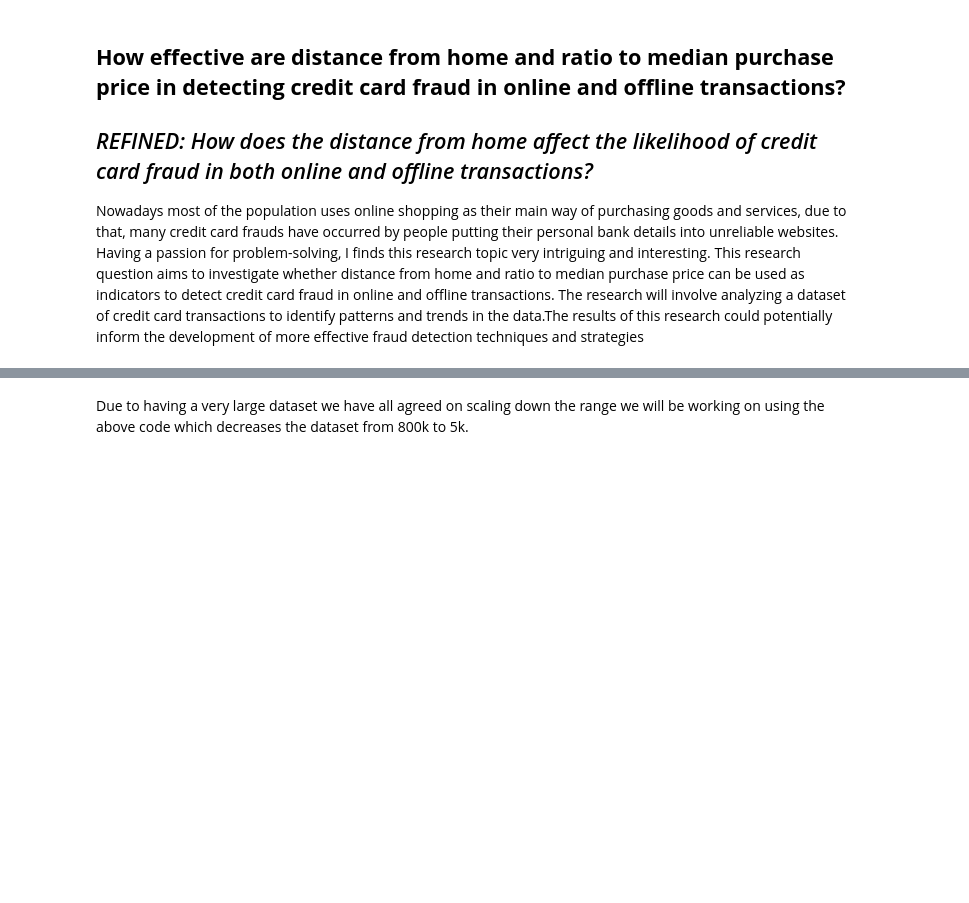
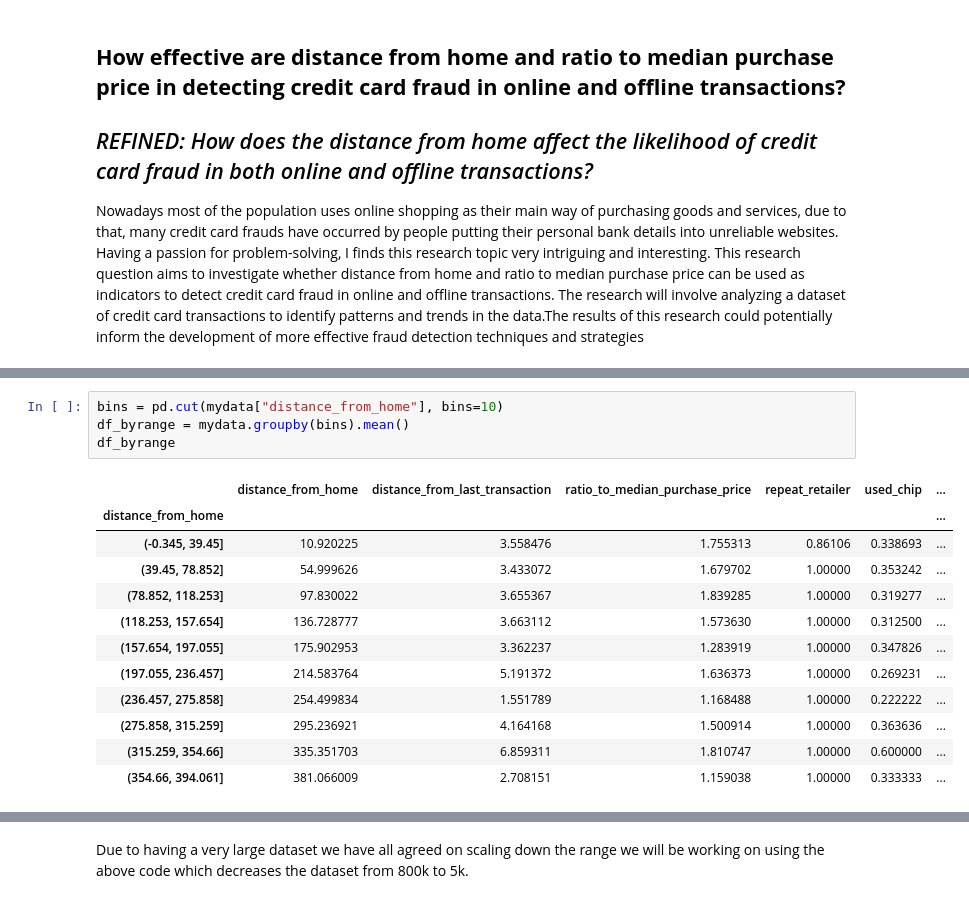
Before and after one commit to KarimKhalil33/CreditCard-Fraud-Data-Analysis, a Jupyter notebook: analysis/analysis2.ipynb, the cells around one changed output, grey strips where cells are left out. Saved outputs shown, nothing was run; the diff lists cells and outputs as text; blank space fills up the shorter version.

```diff
--- a/analysis/analysis2.ipynb
+++ b/analysis/analysis2.ipynb
@@ -51,0 +52,17 @@ mydata
+# %%
+bins = pd.cut(mydata["distance_from_home"], bins=10)
+df_byrange = mydata.groupby(bins).mean()
+df_byrange
+# %% [output]
+|  | distance_from_home | distance_from_last_transaction | ratio_to_median_purchase_price | repeat_retailer | used_chip | ... |
+| distance_from_home |  |  |  |  |  | ... |
+| (-0.345, 39.45] | 10.920225 | 3.558476 | 1.755313 | 0.86106 | 0.338693 | ... |
+| (39.45, 78.852] | 54.999626 | 3.433072 | 1.679702 | 1.00000 | 0.353242 | ... |
+| (78.852, 118.253] | 97.830022 | 3.655367 | 1.839285 | 1.00000 | 0.319277 | ... |
+| (118.253, 157.654] | 136.728777 | 3.663112 | 1.573630 | 1.00000 | 0.312500 | ... |
+| (157.654, 197.055] | 175.902953 | 3.362237 | 1.283919 | 1.00000 | 0.347826 | ... |
+| (197.055, 236.457] | 214.583764 | 5.191372 | 1.636373 | 1.00000 | 0.269231 | ... |
+| (236.457, 275.858] | 254.499834 | 1.551789 | 1.168488 | 1.00000 | 0.222222 | ... |
+| (275.858, 315.259] | 295.236921 | 4.164168 | 1.500914 | 1.00000 | 0.363636 | ... |
+| (315.259, 354.66] | 335.351703 | 6.859311 | 1.810747 | 1.00000 | 0.600000 | ... |
+| (354.66, 394.061] | 381.066009 | 2.708151 | 1.159038 | 1.00000 | 0.333333 | ... |
```
Also changed, not shown: parts of 17 cells of this notebook, 2 other files.
